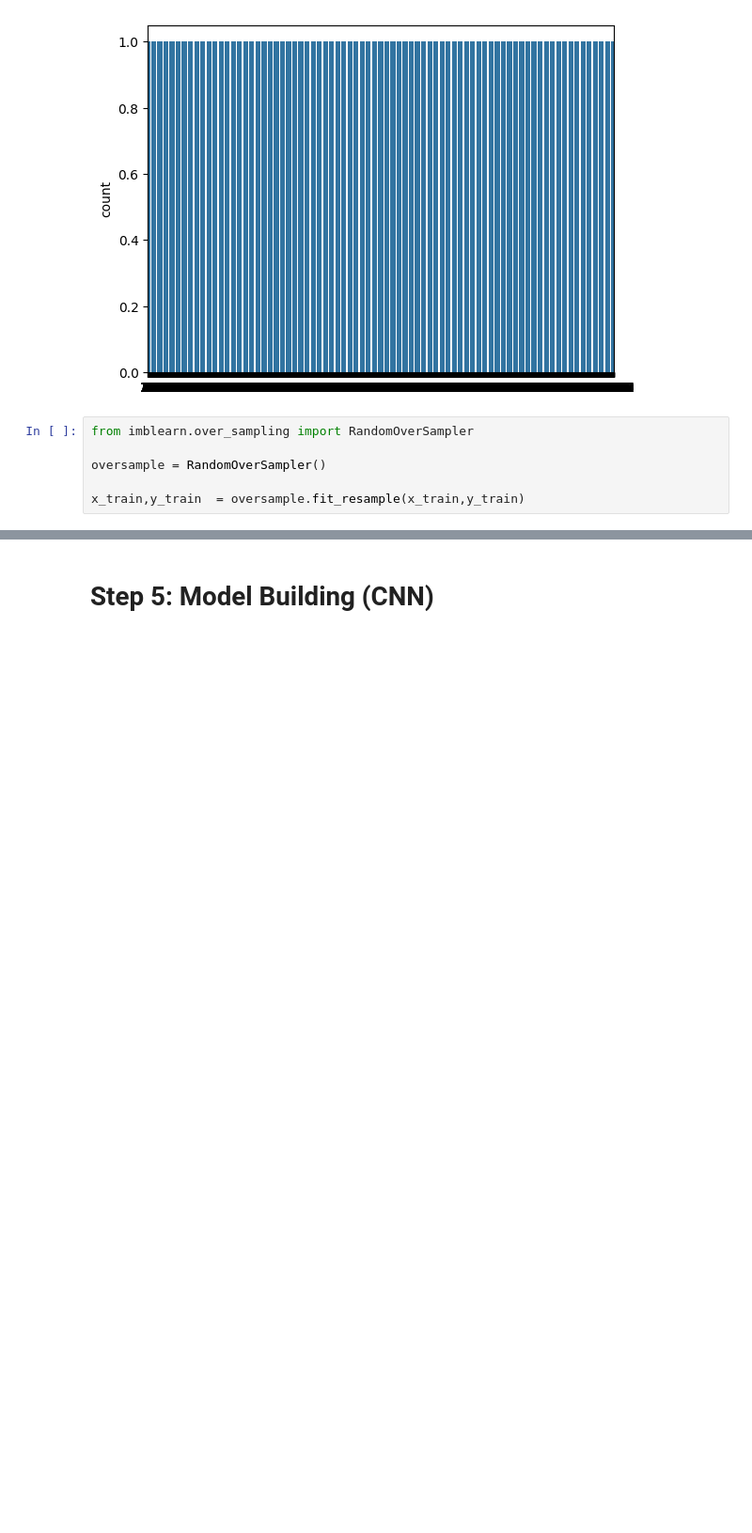
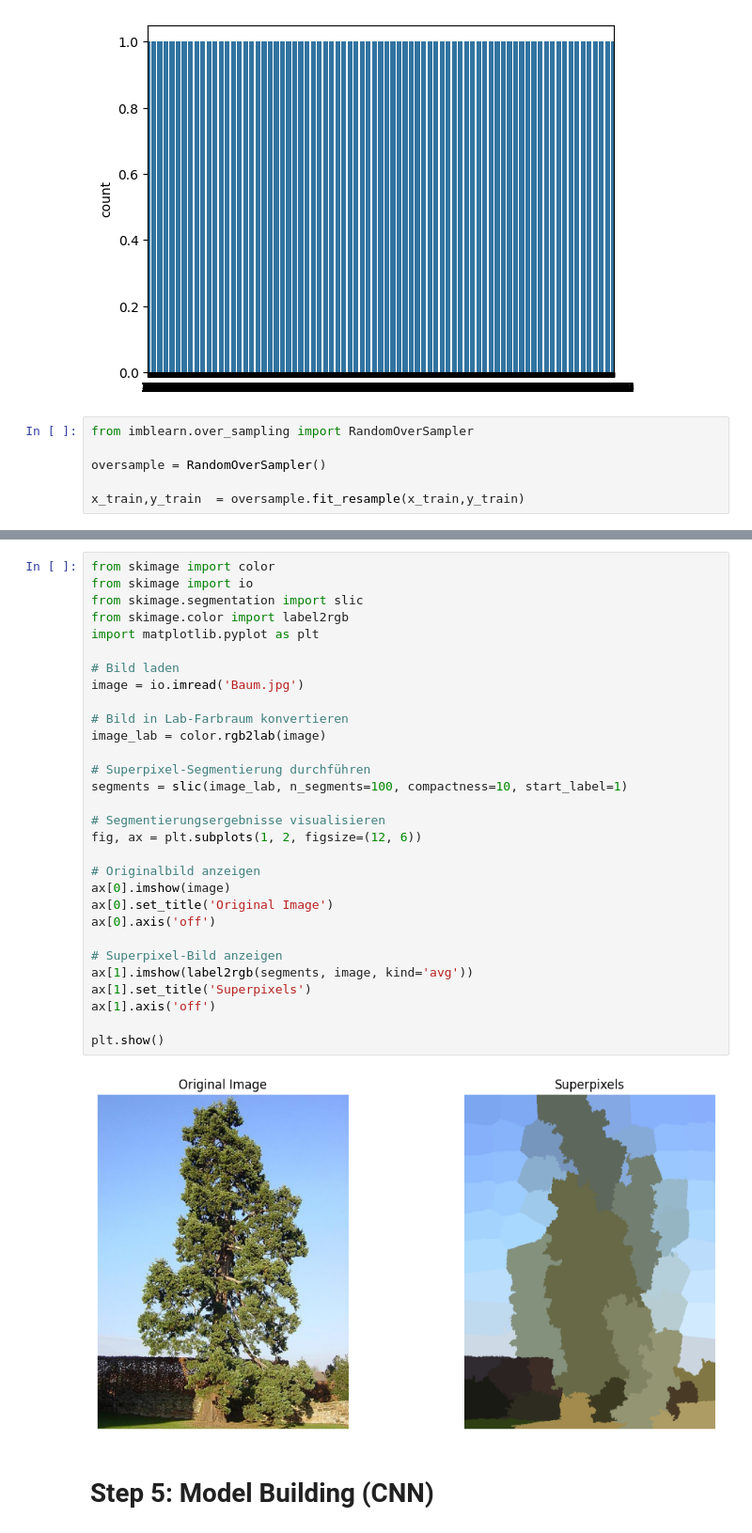
Before and after one commit to tbalser/Skin_Cancer_Detection_MNIST, a Jupyter notebook: Skin_Cancer_Detection.ipynb, the cells around one changed output, grey strips where cells are left out. Shown at 94% size. Cells and saved outputs as stored; diff of their text form; blank space fills up the shorter version.

```diff
--- a/Skin_Cancer_Detection.ipynb
+++ b/Skin_Cancer_Detection.ipynb
@@ -186,3 +268,35 @@ plt.show()
+# %%
+from skimage import color
+from skimage import io
+from skimage.segmentation import slic
+from skimage.color import label2rgb
+import matplotlib.pyplot as plt
+
+# Bild laden
+image = io.imread('Baum.jpg')
+
+# Bild in Lab-Farbraum konvertieren
+image_lab = color.rgb2lab(image)
+
+# Superpixel-Segmentierung durchführen
+segments = slic(image_lab, n_segments=100, compactness=10, start_label=1)
+
+# Segmentierungsergebnisse visualisieren
+fig, ax = plt.subplots(1, 2, figsize=(12, 6))
+
+# Originalbild anzeigen
+ax[0].imshow(image)
+ax[0].set_title('Original Image')
+ax[0].axis('off')
+
+# Superpixel-Bild anzeigen
+ax[1].imshow(label2rgb(segments, image, kind='avg'))
+ax[1].set_title('Superpixels')
+ax[1].axis('off')
+
+plt.show()
+# %% [output]
+[figure, added]
 # %% [markdown]
 # Step 5: Model Building (CNN)
 # %%
```
Also changed, not shown: parts of 20 cells of this notebook, 10 other files.
